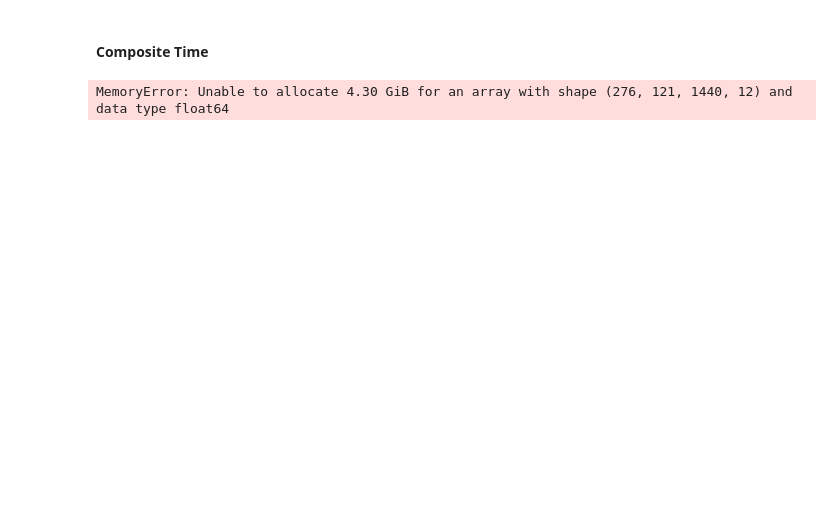
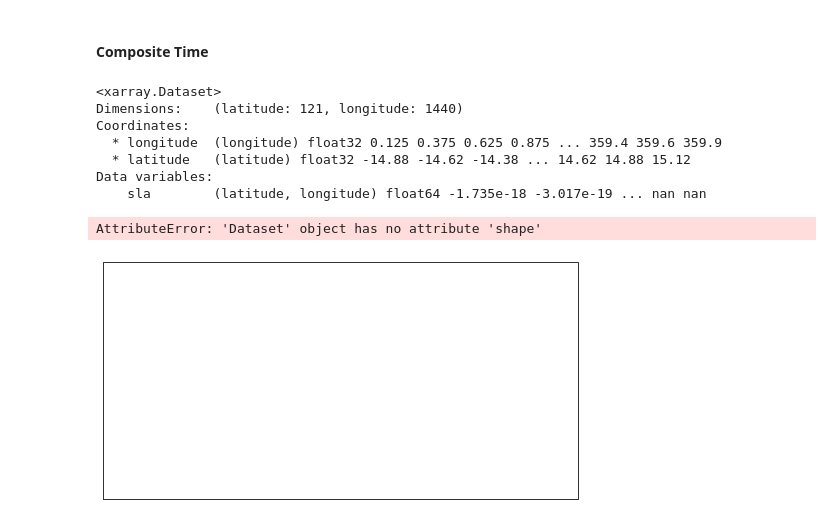
Before and after one commit to GeoRath/Climate-680, a Jupyter notebook: Assignment3.ipynb, the cells around one changed output. Saved outputs shown, nothing was run; the diff lists cells and outputs as text; code cells hidden in the pictures; blank space fills up the shorter version.

```diff
--- a/Assignment3.ipynb
+++ b/Assignment3.ipynb
@@ -20,8 +20,11 @@ Read in Data
 </div>
 # %%
 # Aviso Data
-file_aviso = "/project/airsea/AVISO/1993_2015_15N-15S_AVISO_SLA_ADT.nc"
-ds_aviso = xr.open_dataset(file_aviso)
+#file_aviso = "/project/airsea/AVISO/1993_2015_15N-15S_AVISO_SLA_ADT.nc"
+#ds_aviso = xr.open_dataset(file_aviso)
+#ds_aviso
+# Import AVISO Data
+ds_aviso=xr.open_dataset('monthly_aviso.nc')
 ds_aviso
 # %% [output]
 <xarray.Dataset>
@@ -107,5 +101,5 @@ Data variables:
     tna      (time) float64 -0.25 -0.25 -0.23 -0.07 ... 0.72 0.93 0.49 0.42
 # %%
 #Group monthly
-ds_tna = ds_tna['tna'].resample(time="1MS").mean(dim="time")
-ds_tna
+#ds_tna = ds_tna['tna'].resample(time="1MS").mean(dim="time")
+#ds_tna
@@ -182,0 +139,4 @@ Data variables:
+# %%
+ds_climo=ds_aviso.groupby('time.month').mean()
+ds_anoms=ds_aviso.groupby('time.month')-ds_climo
+ds_anoms
@@ -186,4 +156,51 @@ Data variables:
 tna_sla=ds_anoms.sel(time=ds_tna.dropna(dim='time')['time']).mean(dim='time')
 print(tna_sla)
 # %% [output]
-MemoryError: Unable to allocate 4.30 GiB for an array with shape (276, 121, 1440, 12) and data type float64
+<xarray.Dataset>
+Dimensions:    (latitude: 121, longitude: 1440)
+Coordinates:
+  * longitude  (longitude) float32 0.125 0.375 0.625 0.875 ... 359.4 359.6 359.9
+  * latitude   (latitude) float32 -14.88 -14.62 -14.38 ... 14.62 14.88 15.12
+Data variables:
+    sla        (latitude, longitude) float64 -1.735e-18 -3.017e-19 ... nan nan
+# %%
+# Make the figure larger
+fig = plt.figure(figsize=(8.5,8.5))
+
+clevs=np.arange(-3,3,1)
+
+# Set the axes using the specified map projection
+ax=plt.axes(projection=ccrs.PlateCarree())
+
+# Add cyclic point to data
+data=tna_sla
+data, lons = add_cyclic_point(data, coord=tna_sla['longitude'])
+
+
+# Make a filled contour plot
+cs=ax.contourf(lons, tna_sla['latitude'], data,clevs,
+            transform = ccrs.PlateCarree(),cmap='Reds',extend='both')
+
+ax.set_xticks(np.arange(-180,181,60), crs=ccrs.PlateCarree())
+lon_formatter = cticker.LongitudeFormatter()
+ax.xaxis.set_major_formatter(lon_formatter)
+
+# Define the yticks for latitude
+ax.set_yticks(np.arange(-15,16,15), crs=ccrs.PlateCarree())
+lat_formatter = cticker.LatitudeFormatter()
+ax.yaxis.set_major_formatter(lat_formatter)
+
+# Add coastlines
+ax.coastlines()
+
+# Add gridlines
+ax.gridlines()
+
+# Add colorbar
+cbar = plt.colorbar(cs,shrink=0.7,orientation='horizontal',label='Sea Level Anomalies m/month')
+
+# Add title
+plt.title('Composite of Sea Level Anomolies and TNA')
+# %% [output]
+AttributeError: 'Dataset' object has no attribute 'shape'
+[figure, added]
```
Also changed, not shown: parts of 6 cells of this notebook.
